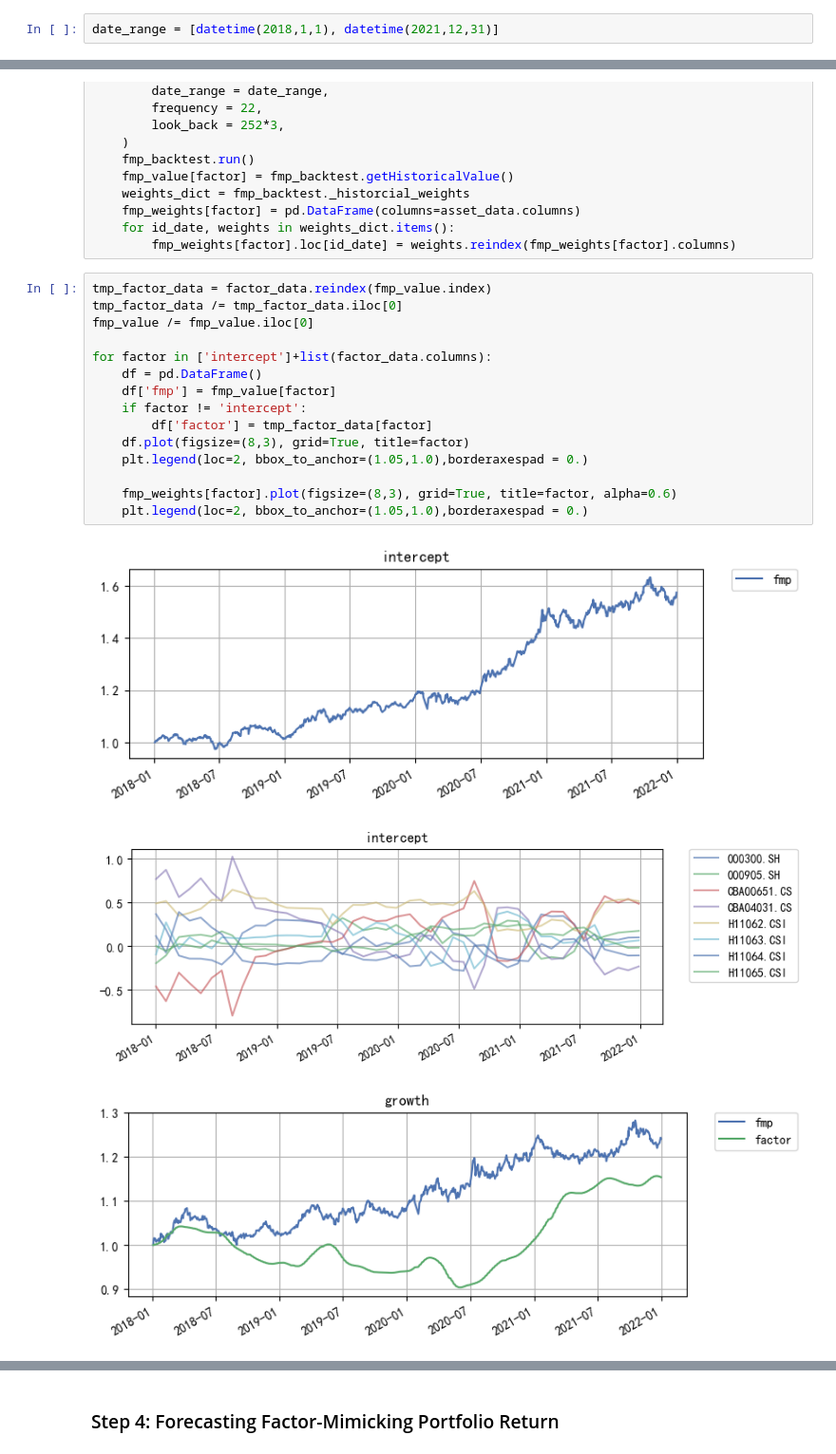
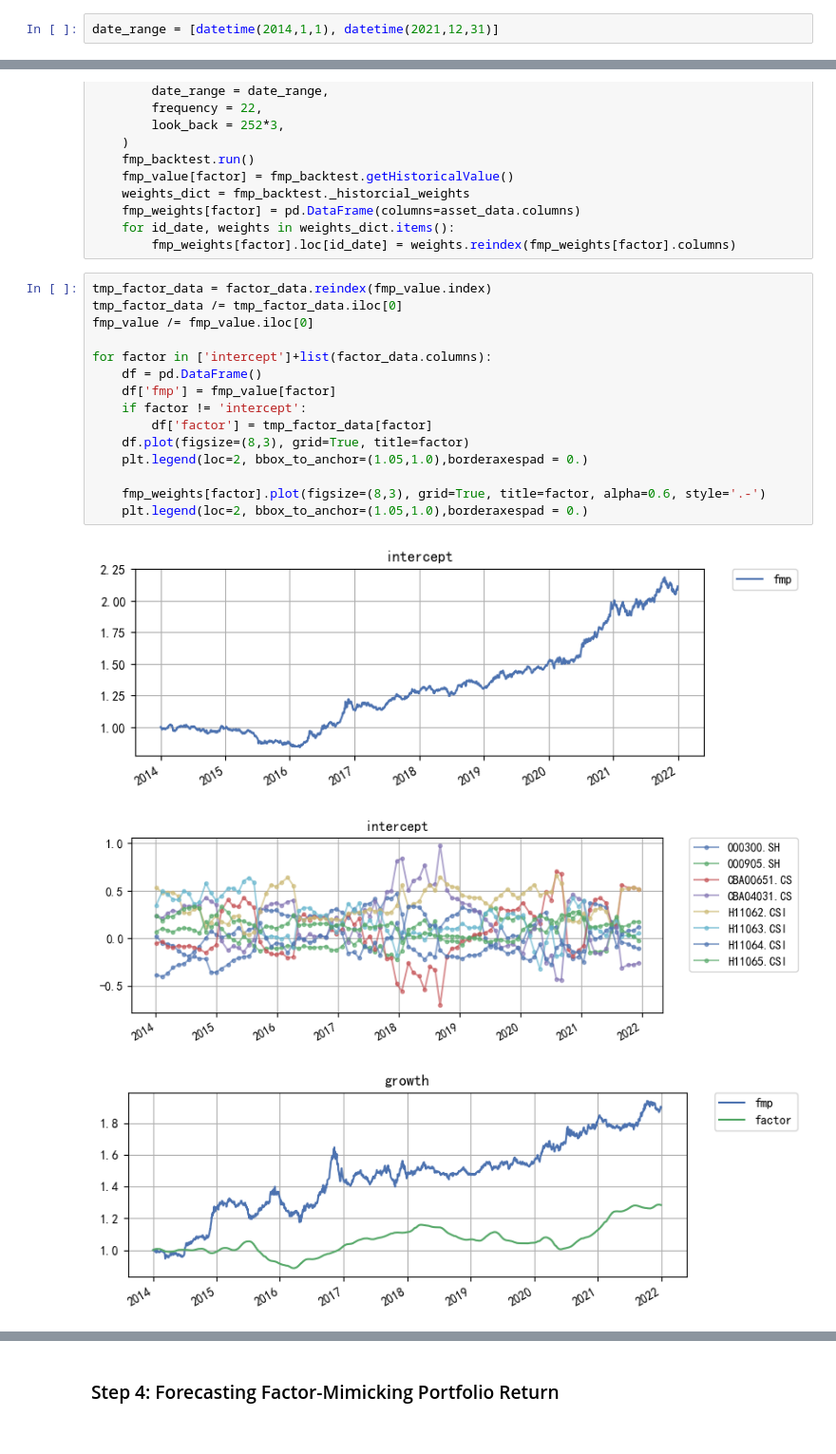
Before and after one commit to yuansicheng/factor_allocation_research, a Jupyter notebook: codes/bender_article.ipynb, the cells around one changed output, grey strips where cells are left out. Shown at 95% size. Drawn from its saved outputs; the diff is of its cells as text.

```diff
--- a/codes/bender_article.ipynb
+++ b/codes/bender_article.ipynb
@@ -23,7 +23,7 @@ from factor_portfolio import *
 from load_data import *
 from backtest import *
 # %%
-date_range = [datetime(2018,1,1), datetime(2021,12,31)]
+date_range = [datetime(2014,1,1), datetime(2021,12,31)]
 # %% [markdown]
 ## 1.按步骤分解
 # %%
@@ -120,19 +120,19 @@ for factor in ['intercept']+list(factor_data.columns):
 # %%
 tmp_factor_data = factor_data.reindex(fmp_value.index)
 tmp_factor_data /= tmp_factor_data.iloc[0]
 fmp_value /= fmp_value.iloc[0]
 
 for factor in ['intercept']+list(factor_data.columns):
     df = pd.DataFrame()
     df['fmp'] = fmp_value[factor]
     if factor != 'intercept':
         df['factor'] = tmp_factor_data[factor]
     df.plot(figsize=(8,3), grid=True, title=factor)
     plt.legend(loc=2, bbox_to_anchor=(1.05,1.0),borderaxespad = 0.)
 
-    fmp_weights[factor].plot(figsize=(8,3), grid=True, title=factor, alpha=0.6)
+    fmp_weights[factor].plot(figsize=(8,3), grid=True, title=factor, alpha=0.6, style='.-')
     plt.legend(loc=2, bbox_to_anchor=(1.05,1.0),borderaxespad = 0.)
 # %% [output]
-[figure, old version]
+[figure, new version]
-[figure, old version]
+[figure, new version]
-[figure, old version]
+[figure, new version]
```
Also changed, not shown: parts of 7 cells of this notebook, 6 other files.
